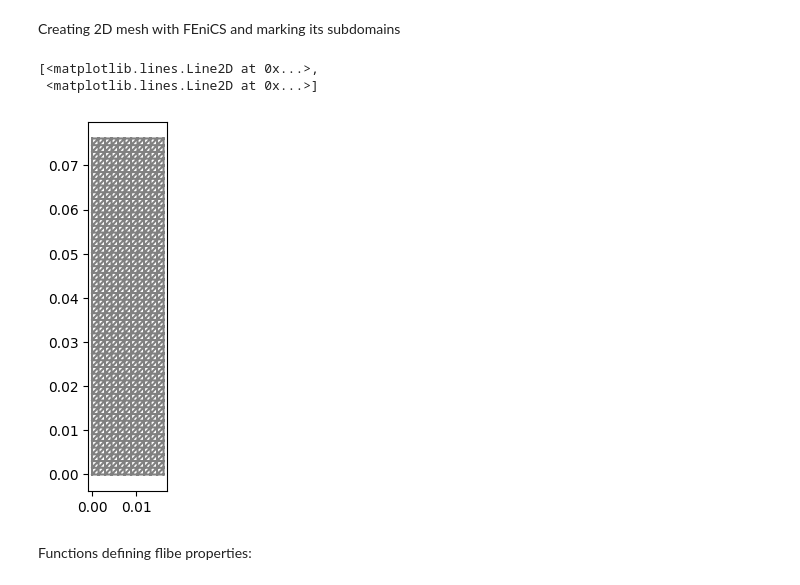
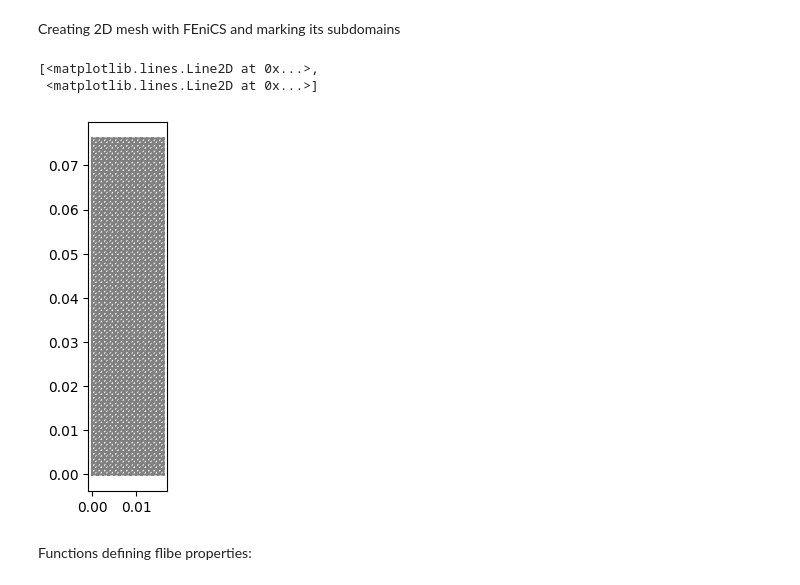
Before and after one commit to WeaverC20/LIBRADiff, a Jupyter notebook: BABY_2D_Props_Sim.ipynb, the cells around one changed output. Drawn from its saved outputs; the diff is of its cells as text; code cells hidden in the pictures.

```diff
--- a/BABY_2D_Props_Sim.ipynb
+++ b/BABY_2D_Props_Sim.ipynb
@@ -10,8 +10,8 @@ Creating 2D mesh with FEniCS and marking its subdomains
 from fenics import Point, RectangleMesh, CompiledSubDomain, MeshFunction, plot
 
 # creating a mesh with FEniCS
-nx = round(50*(0.0162/0.0761))
-ny = 50
+nx = round(60*(0.0162/0.0761))
+ny = 60
 # mesh_fenics = UnitSquareMesh(nx, ny)
 
 mesh_fenics = RectangleMesh(Point(0.0, 0.0), Point(0.0162, 0.0761), nx, ny)
@@ -21,34 +21,34 @@ volume_markers = MeshFunction(
     "size_t", mesh_fenics, mesh_fenics.topology().dim())
 volume_markers.set_all(1)
 
 left_surface = CompiledSubDomain(
     'on_boundary && near(x[0], 0, tol)', tol=1e-14)
 right_surface = CompiledSubDomain(
     'on_boundary && near(x[0], 0.0162, tol)', tol=1e-14)
 bottom_surface = CompiledSubDomain(
     'on_boundary && near(x[1], 0, tol)', tol=1e-14)
 top_surface = CompiledSubDomain(
     'on_boundary && near(x[1], 0.0761, tol)', tol=1e-14)
 
 surface_markers = MeshFunction(
     "size_t", mesh_fenics, mesh_fenics.topology().dim() - 1)
 surface_markers.set_all(0)
 
 # Surface ids
 left_id = 1
 top_id = 2
 right_id = 3
 bottom_id = 4
 left_surface.mark(surface_markers, left_id)
 right_surface.mark(surface_markers, right_id)
 top_surface.mark(surface_markers, top_id)
 bottom_surface.mark(surface_markers, bottom_id)
 
 plot(mesh_fenics)
 # %% [output]
 [<matplotlib.lines.Line2D at 0x...>,
  <matplotlib.lines.Line2D at 0x...>]
-[figure, old version]
+[figure, new version]
 # %% [markdown]
 Functions defining flibe properties:
 # %%
```
Also changed, not shown: parts of 4 cells of this notebook.
